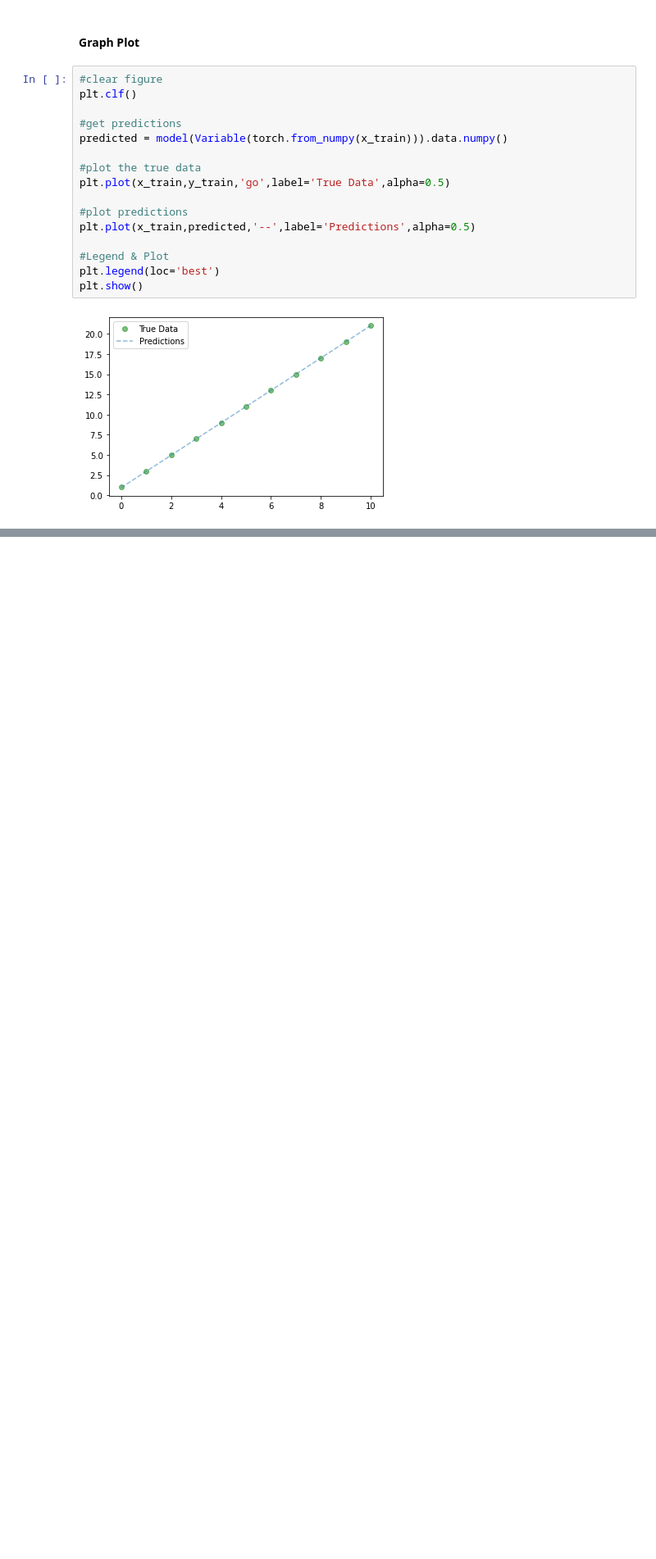
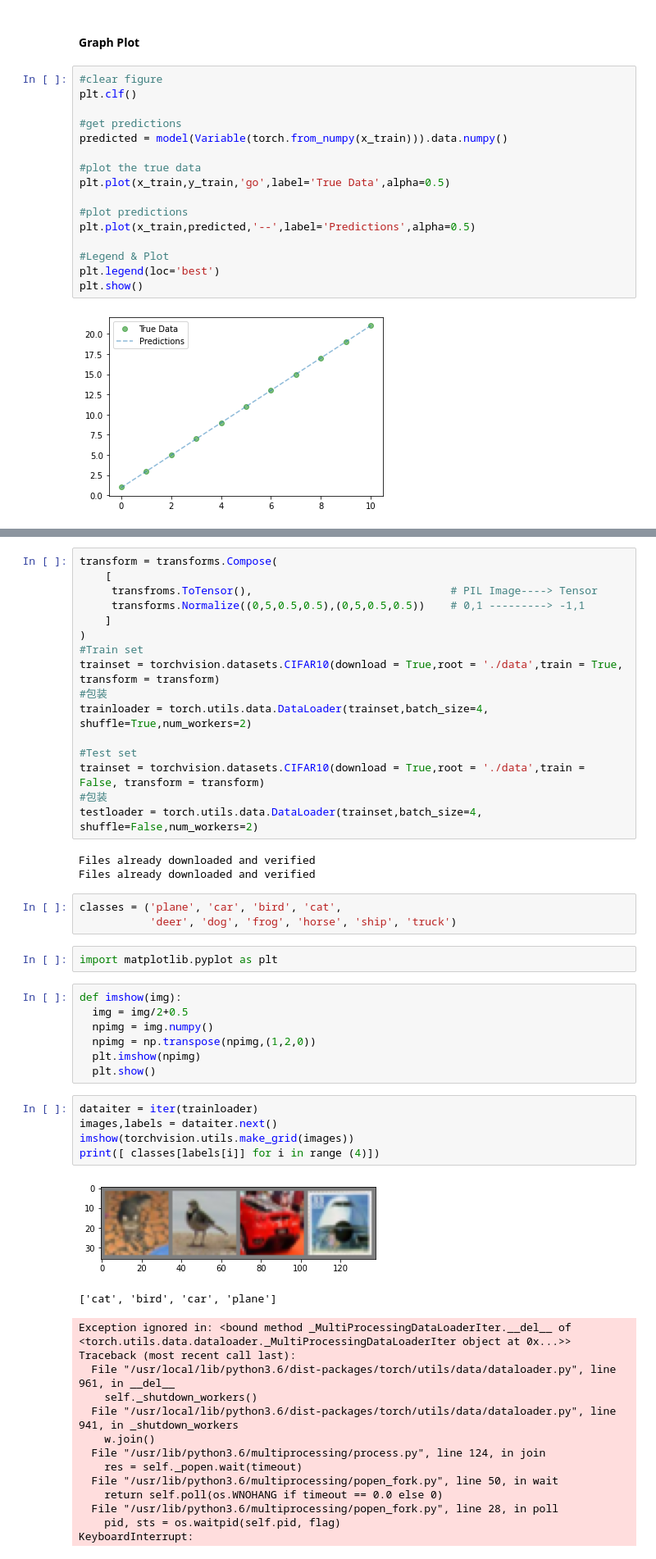
Before and after one commit to JimEverest/Deep-Learning-With-PyTorch, a Jupyter notebook: 3.Linear Regression With PyTorch.ipynb, the cells around one changed output, grey strips where cells are left out. Shown: that part at 82% size. Cells and saved outputs as stored; diff of their text form; blank space fills up the shorter version.

```diff
--- a/3.Linear Regression With PyTorch.ipynb
+++ b/3.Linear Regression With PyTorch.ipynb
@@ -285,0 +534,52 @@ plt.show()
+# %%
+transform = transforms.Compose(
+    [
+     transfroms.ToTensor(),                               # PIL Image----> Tensor
+     transforms.Normalize((0,5,0.5,0.5),(0,5,0.5,0.5))    # 0,1 ---------> -1,1
+    ]
+)
+#Train set
+trainset = torchvision.datasets.CIFAR10(download = True,root = './data',train = True, transform = transform)
+#包装
+trainloader = torch.utils.data.DataLoader(trainset,batch_size=4, shuffle=True,num_workers=2)
+
+#Test set
+trainset = torchvision.datasets.CIFAR10(download = True,root = './data',train = False, transform = transform)
+#包装
+testloader = torch.utils.data.DataLoader(trainset,batch_size=4, shuffle=False,num_workers=2)
+# %% [output]
+Files already downloaded and verified
+Files already downloaded and verified
+# %%
+classes = ('plane', 'car', 'bird', 'cat',
+           'deer', 'dog', 'frog', 'horse', 'ship', 'truck')
+# %%
+import matplotlib.pyplot as plt
+# %%
+def imshow(img):
+  img = img/2+0.5
+  npimg = img.numpy()
+  npimg = np.transpose(npimg,(1,2,0))
+  plt.imshow(npimg)
+  plt.show()
+# %%
+dataiter = iter(trainloader)
+images,labels = dataiter.next()
+imshow(torchvision.utils.make_grid(images))
+print([ classes[labels[i]] for i in range (4)])
+# %% [output]
+[figure, added]
+['cat', 'bird', 'car', 'plane']
+Exception ignored in: <bound method _MultiProcessingDataLoaderIter.__del__ of <torch.utils.data.dataloader._MultiProcessingDataLoaderIter object at 0x...>>
+Traceback (most recent call last):
+  File "/usr/local/lib/python3.6/dist-packages/torch/utils/data/dataloader.py", line 961, in __del__
+    self._shutdown_workers()
+  File "/usr/local/lib/python3.6/dist-packages/torch/utils/data/dataloader.py", line 941, in _shutdown_workers
+    w.join()
+  File "/usr/lib/python3.6/multiprocessing/process.py", line 124, in join
+    res = self._popen.wait(timeout)
+  File "/usr/lib/python3.6/multiprocessing/popen_fork.py", line 50, in wait
+    return self.poll(os.WNOHANG if timeout == 0.0 else 0)
+  File "/usr/lib/python3.6/multiprocessing/popen_fork.py", line 28, in poll
+    pid, sts = os.waitpid(self.pid, flag)
+KeyboardInterrupt:
```
Also changed, not shown: parts of 35 cells of this notebook.
